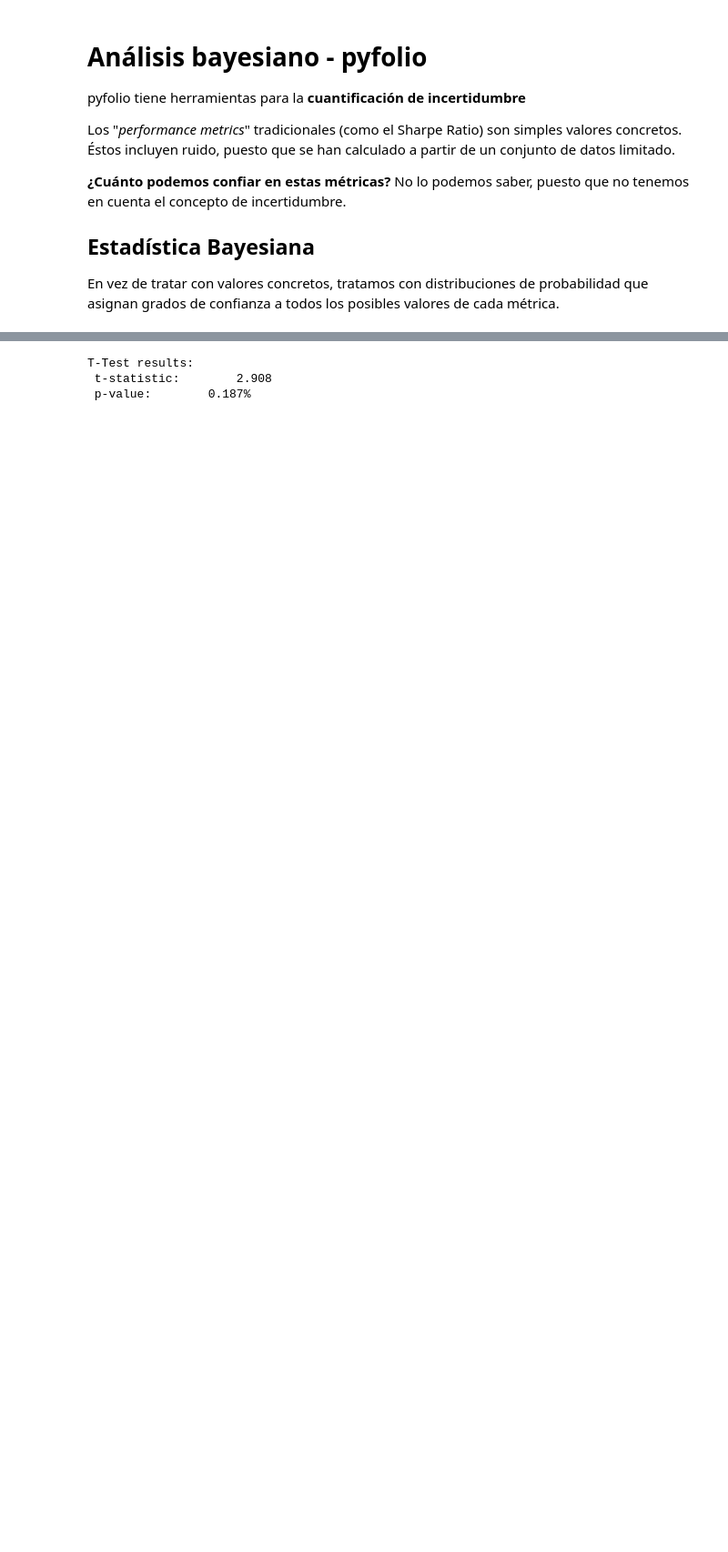
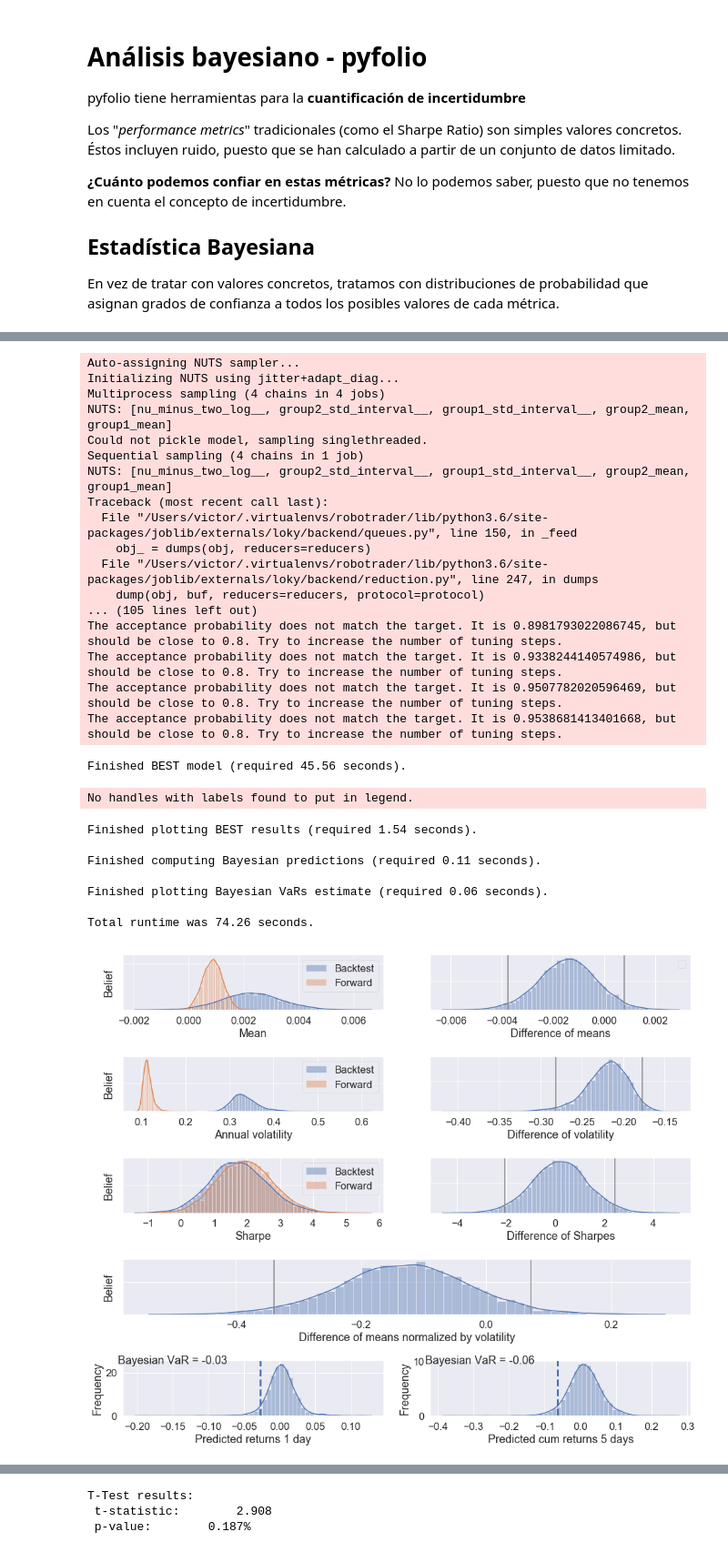
Before and after one commit to victormartingarcia/2020-robotrader-pyTradingmotion, a Jupyter notebook: pyTradingmotion.ipynb, the cells around one changed output, grey strips where cells are left out. Shown at 91% size. Cells and saved outputs as stored; diff of their text form; code cells hidden in the pictures; blank space fills up the shorter version.

```diff
--- a/pyTradingmotion.ipynb
+++ b/pyTradingmotion.ipynb
@@ -426,7 +426,7 @@ Los "_performance metrics_" tradicionales (como el Sharpe Ratio) son simples val
 En vez de tratar con valores concretos, tratamos con distribuciones de probabilidad que asignan grados de confianza a todos los posibles valores de cada métrica.
 # %%
 print ("El análisis bayesiano tarda bastante, lo comentamos")
-#pf.create_bayesian_tear_sheet(df_rtn_capital_percentage, \
-#                             live_start_date=df_strategies.loc[21778]["ReleaseDate"])
+pf.create_bayesian_tear_sheet(df_rtn_capital_percentage, \
+                             live_start_date=df_strategies.loc[21778]["ReleaseDate"])
 # %% [output]
 El análisis bayesiano tarda bastante, lo comentamos
@@ -433,3 +454,30 @@ El análisis bayesiano tarda bastante, lo comentamos
+Auto-assigning NUTS sampler...
+Initializing NUTS using jitter+adapt_diag...
+Multiprocess sampling (4 chains in 4 jobs)
+NUTS: [nu_minus_two_log__, group2_std_interval__, group1_std_interval__, group2_mean, group1_mean]
+Could not pickle model, sampling singlethreaded.
+Sequential sampling (4 chains in 1 job)
+NUTS: [nu_minus_two_log__, group2_std_interval__, group1_std_interval__, group2_mean, group1_mean]
+Traceback (most recent call last):
+  File "/Users/victor/.virtualenvs/robotrader/lib/python3.6/site-packages/joblib/externals/loky/backend/queues.py", line 150, in _feed
+    obj_ = dumps(obj, reducers=reducers)
+  File "/Users/victor/.virtualenvs/robotrader/lib/python3.6/site-packages/joblib/externals/loky/backend/reduction.py", line 247, in dumps
+    dump(obj, buf, reducers=reducers, protocol=protocol)
+... (105 lines left out)
+The acceptance probability does not match the target. It is 0.8981793022086745, but should be close to 0.8. Try to increase the number of tuning steps.
+The acceptance probability does not match the target. It is 0.9338244140574986, but should be close to 0.8. Try to increase the number of tuning steps.
+The acceptance probability does not match the target. It is 0.9507782020596469, but should be close to 0.8. Try to increase the number of tuning steps.
+The acceptance probability does not match the target. It is 0.9538681413401668, but should be close to 0.8. Try to increase the number of tuning steps.
+Finished BEST model (required 45.56 seconds).
+No handles with labels found to put in legend.
+Finished plotting BEST results (required 1.54 seconds).
+
+Finished computing Bayesian predictions (required 0.11 seconds).
+
+Finished plotting Bayesian VaRs estimate (required 0.06 seconds).
+
+Total runtime was 74.26 seconds.
+[figure, added]
 # %% [markdown]
 # ¿El sistema ha dejado de funcionar?
 
```
Also changed, not shown: parts of 5 cells of this notebook, 1 other file.
